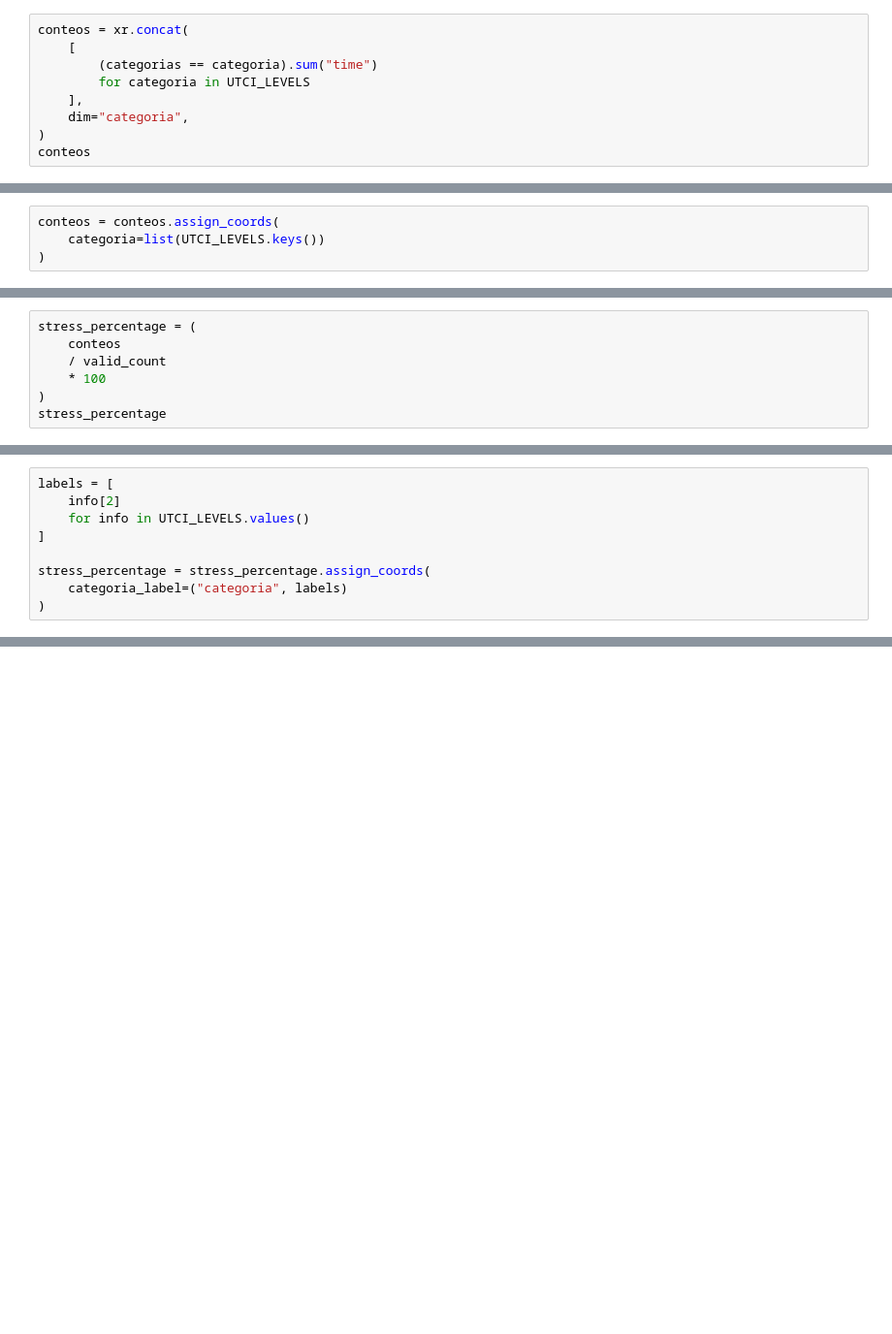
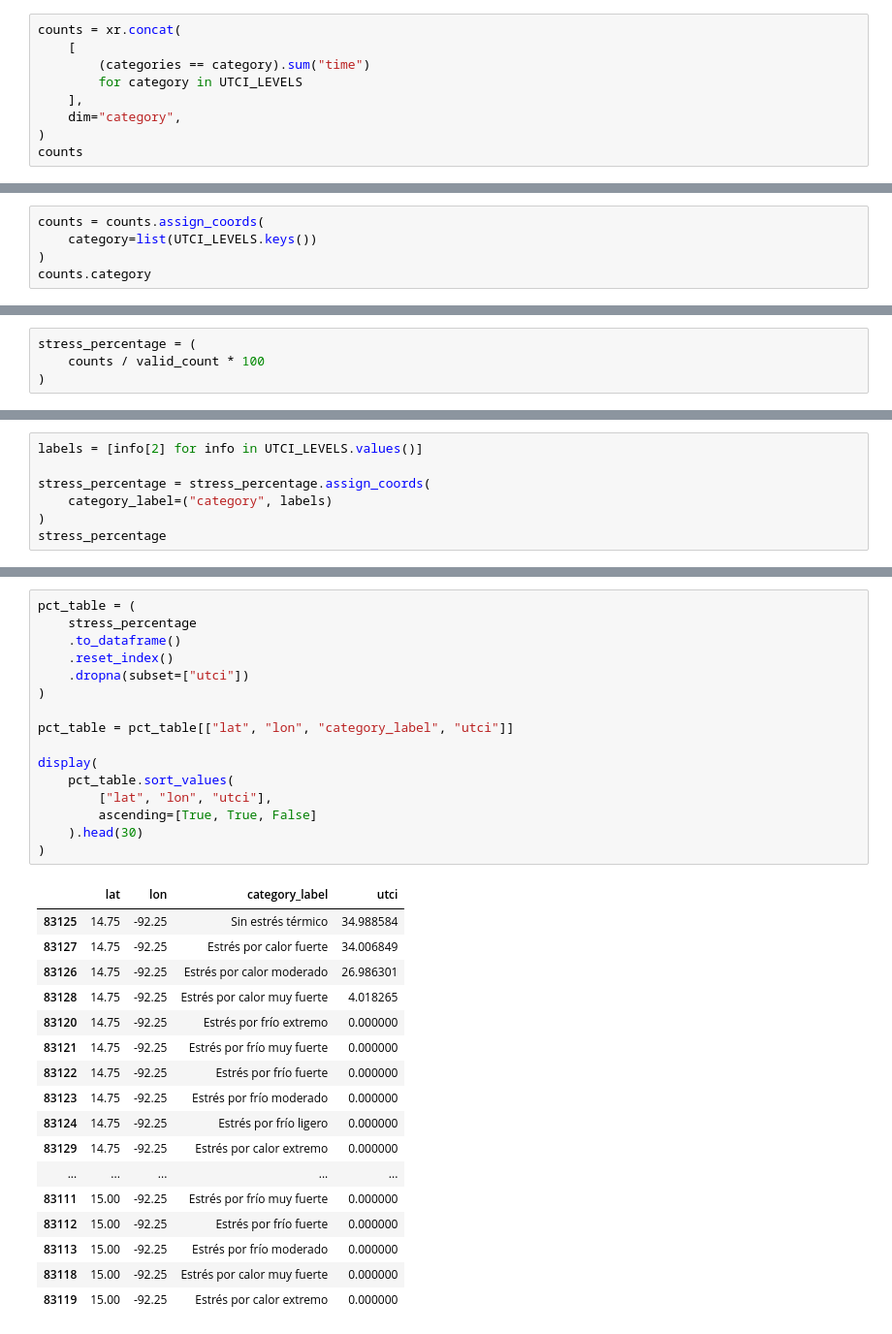
Before and after one commit to Esmeralda0600/atlas_esmeralda, a Jupyter notebook: notebooks/003_nivelesConXarray.ipynb, the cells around one changed output, grey strips where cells are left out. Shown at 97% size. Cells and saved outputs as stored; diff of their text form; blank space fills up the shorter version.

```diff
--- a/notebooks/003_nivelesConXarray.ipynb
+++ b/notebooks/003_nivelesConXarray.ipynb
@@ -94,10 +72,10 @@ valid_count = categorias.notnull().sum("time")
 # %%
-conteos = xr.concat(
+counts = xr.concat(
     [
-        (categorias == categoria).sum("time")
-        for categoria in UTCI_LEVELS
+        (categories == category).sum("time")
+        for category in UTCI_LEVELS
     ],
-    dim="categoria",
+    dim="category",
 )
-conteos
+counts
 # %% [output]
@@ -121,4 +91,5 @@ Dimensions without coordinates: categoria
 # %%
-conteos = conteos.assign_coords(
-    categoria=list(UTCI_LEVELS.keys())
+counts = counts.assign_coords(
+    category=list(UTCI_LEVELS.keys())
 )
+counts.category
@@ -125,7 +102,4 @@ conteos = conteos.assign_coords(
 # %%
 stress_percentage = (
-    conteos
-    / valid_count
-    * 100
+    counts / valid_count * 100
 )
-stress_percentage
@@ -150,9 +106,7 @@ Coordinates:
 # %%
-labels = [
-    info[2]
-    for info in UTCI_LEVELS.values()
-]
+labels = [info[2] for info in UTCI_LEVELS.values()]
 
 stress_percentage = stress_percentage.assign_coords(
-    categoria_label=("categoria", labels)
+    category_label=("category", labels)
 )
+stress_percentage
@@ -178,0 +124,34 @@ array([[[0.00000000e+00, 0.00000000e+00, 0.00000000e+00, ...,
+# %%
+pct_table = (
+    stress_percentage
+    .to_dataframe()
+    .reset_index()
+    .dropna(subset=["utci"])
+)
+
+pct_table = pct_table[["lat", "lon", "category_label", "utci"]]
+
+display(
+    pct_table.sort_values(
+        ["lat", "lon", "utci"],
+        ascending=[True, True, False]
+    ).head(30)
+)
+# %% [output]
+|  | lat | lon | category_label | utci |
+| 83125 | 14.75 | -92.25 | Sin estrés térmico | 34.988584 |
+| 83127 | 14.75 | -92.25 | Estrés por calor fuerte | 34.006849 |
+| 83126 | 14.75 | -92.25 | Estrés por calor moderado | 26.986301 |
+| 83128 | 14.75 | -92.25 | Estrés por calor muy fuerte | 4.018265 |
+| 83120 | 14.75 | -92.25 | Estrés por frío extremo | 0.000000 |
+| 83121 | 14.75 | -92.25 | Estrés por frío muy fuerte | 0.000000 |
+| 83122 | 14.75 | -92.25 | Estrés por frío fuerte | 0.000000 |
+| 83123 | 14.75 | -92.25 | Estrés por frío moderado | 0.000000 |
+| 83124 | 14.75 | -92.25 | Estrés por frío ligero | 0.000000 |
+| 83129 | 14.75 | -92.25 | Estrés por calor extremo | 0.000000 |
+| ... | ... | ... | ... | ... |
+| 83111 | 15.00 | -92.25 | Estrés por frío muy fuerte | 0.000000 |
+| 83112 | 15.00 | -92.25 | Estrés por frío fuerte | 0.000000 |
+| 83113 | 15.00 | -92.25 | Estrés por frío moderado | 0.000000 |
+| 83118 | 15.00 | -92.25 | Estrés por calor muy fuerte | 0.000000 |
+| 83119 | 15.00 | -92.25 | Estrés por calor extremo | 0.000000 |
```
Also changed, not shown: parts of 17 cells of this notebook, 4 other files.
